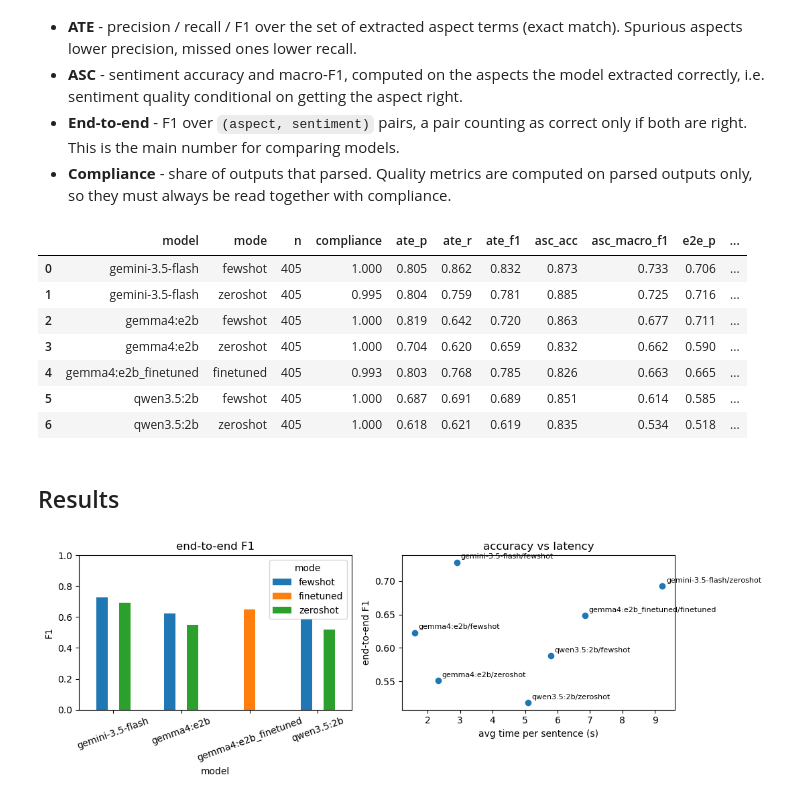
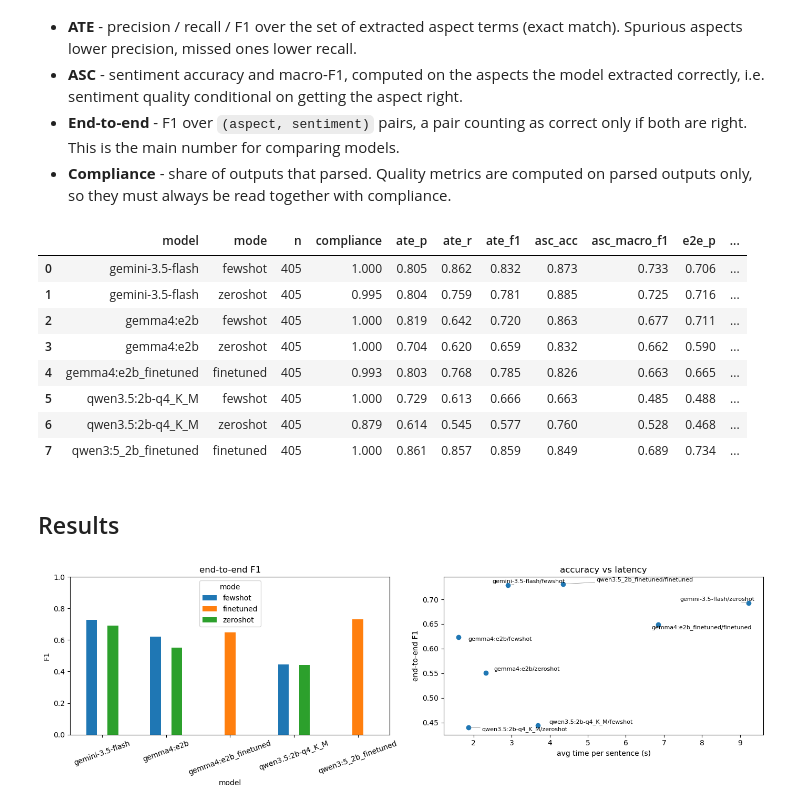
Before and after one commit to paunovicjovan/natural-language-processing, a Jupyter notebook: Projekat/Project.ipynb, the cells around one changed output. Drawn from its saved outputs; the diff is of its cells as text; code cells hidden in the pictures.

Commit message:
feat: fine-tune Qwen 3.5 model and evaluate it

```diff
--- a/Projekat/Project.ipynb
+++ b/Projekat/Project.ipynb
@@ -30,7 +30,7 @@ for d in (SPLIT_DIR, PRED_DIR, RESULTS_DIR):
 SENTIMENTS  = ["positive", "negative", "neutral", "conflict"]
 TEST_SIZE   = 0.2
 
-SLM_MODELS = ["gemma4:e2b", "qwen3.5:2b"]
+SLM_MODELS = ["gemma4:e2b", "qwen3.5:2b-q4_K_M"]
 
 MODES = ["zeroshot", "fewshot"]
 
@@ -488,6 +488,7 @@ def evaluate_file(path):
         "asc_acc": asc_acc, "asc_macro_f1": asc_f1,
         "e2e_p": e2e_p, "e2e_r": e2e_r, "e2e_f1": e2e_f,
         "avg_time_s": float(np.mean(times)) if times else 0.0,
+        "med_time_s": float(np.median(times)) if times else 0.0,
         "mem_mb": records[0].get("mem_mb") if records else None,
     }
 
@@ -511,24 +512,36 @@ results.round(3)
 | 2 | gemma4:e2b | fewshot | 405 | 1.000 | 0.819 | 0.642 | 0.720 | 0.863 | 0.677 | 0.711 | ... |
 | 3 | gemma4:e2b | zeroshot | 405 | 1.000 | 0.704 | 0.620 | 0.659 | 0.832 | 0.662 | 0.590 | ... |
 | 4 | gemma4:e2b_finetuned | finetuned | 405 | 0.993 | 0.803 | 0.768 | 0.785 | 0.826 | 0.663 | 0.665 | ... |
-| 5 | qwen3.5:2b | fewshot | 405 | 1.000 | 0.687 | 0.691 | 0.689 | 0.851 | 0.614 | 0.585 | ... |
-| 6 | qwen3.5:2b | zeroshot | 405 | 1.000 | 0.618 | 0.621 | 0.619 | 0.835 | 0.534 | 0.518 | ... |
+| 5 | qwen3.5:2b-q4_K_M | fewshot | 405 | 1.000 | 0.729 | 0.613 | 0.666 | 0.663 | 0.485 | 0.488 | ... |
+| 6 | qwen3.5:2b-q4_K_M | zeroshot | 405 | 0.879 | 0.614 | 0.545 | 0.577 | 0.760 | 0.528 | 0.468 | ... |
+| 7 | qwen3:5_2b_finetuned | finetuned | 405 | 1.000 | 0.861 | 0.857 | 0.859 | 0.849 | 0.689 | 0.734 | ... |
 # %% [markdown]
 ## Results
 # %%
+from adjustText import adjust_text
+
 if not results.empty:
-    fig, ax = plt.subplots(1, 2, figsize=(11, 3.8))
+    fig, ax = plt.subplots(1, 2, figsize=(14, 4.5))
 
     pivot = results.pivot_table(index="model", columns="mode", values="e2e_f1")
-    pivot.plot.bar(ax=ax[0]); ax[0].set_title("end-to-end F1"); ax[0].set_ylabel("F1")
+    pivot.plot.bar(ax=ax[0])
+    ax[0].set_title("end-to-end F1"); ax[0].set_ylabel("F1")
     ax[0].set_ylim(0, 1); ax[0].tick_params(axis="x", rotation=20)
 
     ax[1].scatter(results["avg_time_s"], results["e2e_f1"])
+
+    texts = []
     for _, r in results.iterrows():
-        ax[1].annotate(f'{r["model"]}/{r["mode"]}', (r["avg_time_s"], r["e2e_f1"]),
-                       fontsize=8, xytext=(4, 4), textcoords="offset points")
-    ax[1].set_xlabel("avg time per sentence (s)"); ax[1].set_ylabel("end-to-end F1")
+        t = ax[1].text(r["avg_time_s"], r["e2e_f1"],
+                       f'{r["model"]}/{r["mode"]}', fontsize=8)
+        texts.append(t)
+
+    adjust_text(texts, ax=ax[1],
+                arrowprops=dict(arrowstyle="-", color="gray", lw=0.5))
+
+    ax[1].set_xlabel("avg time per sentence (s)")
+    ax[1].set_ylabel("end-to-end F1")
     ax[1].set_title("accuracy vs latency")
     plt.tight_layout(); plt.show()
 # %% [output]
-[figure, old version]
+[figure, new version]
```
Also changed, not shown: parts of 1 cell of this notebook, 7 other files.
